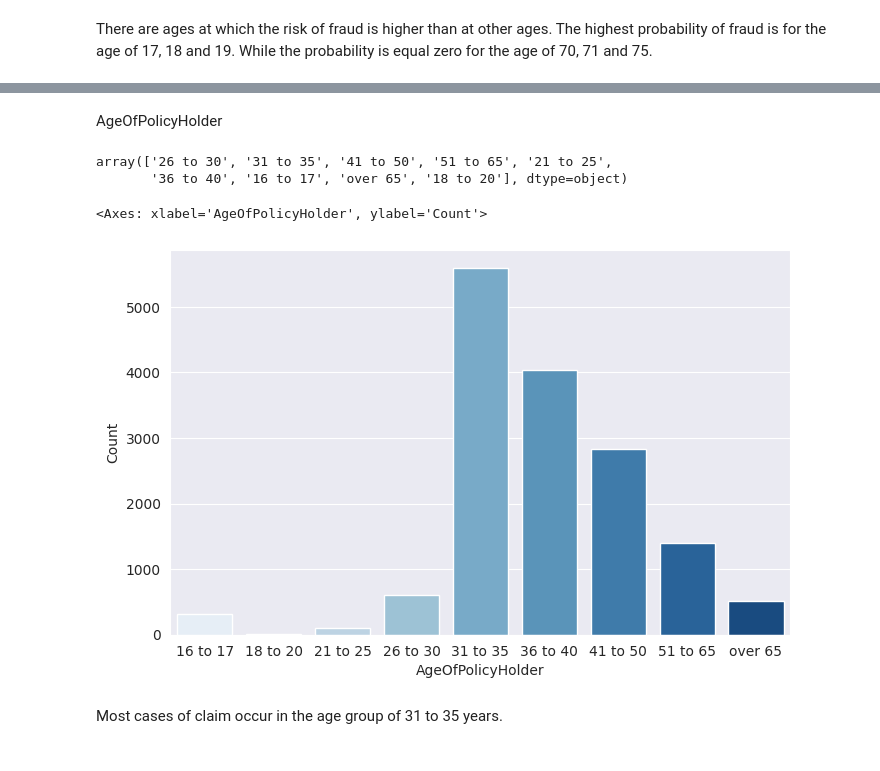
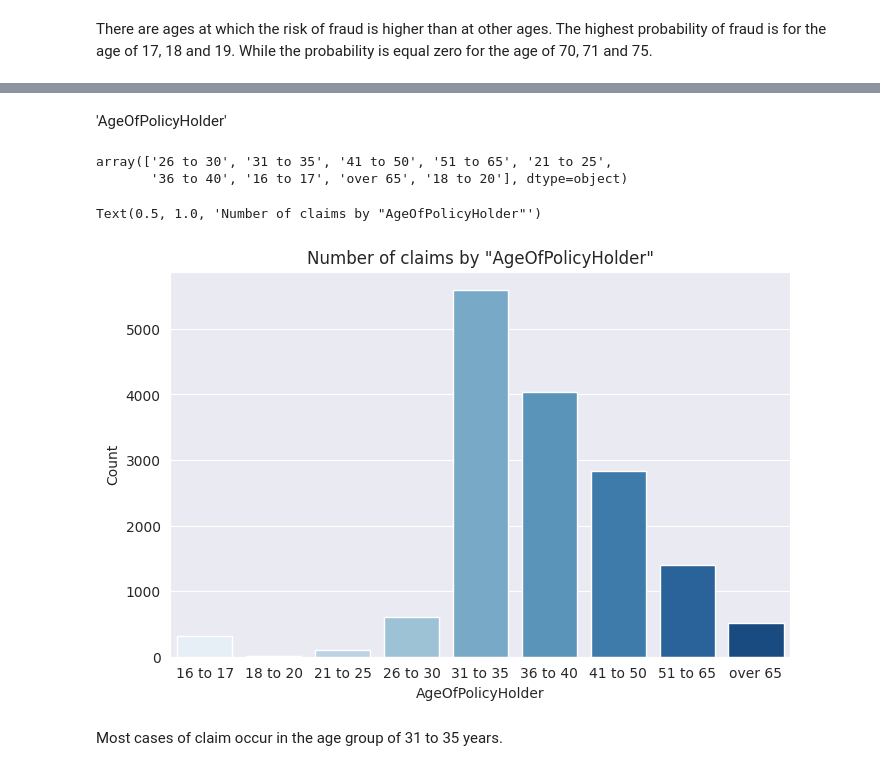
Before and after one commit to aziegert/Vehicle_Insurance_Claim_Fraud_Detection, a Jupyter notebook: Vehicle_Insurance_Claim_Fraud_Detection_v2.ipynb, the cells around one changed output, grey strips where cells are left out. Saved outputs shown, nothing was run; the diff lists cells and outputs as text; code cells hidden in the pictures.

```diff
--- a/Vehicle_Insurance_Claim_Fraud_Detection_v2.ipynb
+++ b/Vehicle_Insurance_Claim_Fraud_Detection_v2.ipynb
@@ -155,5 +153,7 @@ Sex
 # %%
-sns.catplot(data=df, x='FraudFound_P', hue='Sex', kind='count',
+df['FraudLabel'] = df['FraudFound_P'].map({0: 'not Fraud', 1: 'Fraud'})
+
+sns.catplot(data=df, x='FraudLabel', hue='Sex', kind='count',
             palette='Blues', height=4, aspect=1.1)
 # %% [output]
 <seaborn.axisgrid.FacetGrid at 0x...>
@@ -269,5 +255,5 @@ Text(0.5, 0.98, 'The distribution of fraud cases by age for Female and Male')
-# %% [markdown]
-AgeOfPolicyHolder
+# %% [markdown]
+'AgeOfPolicyHolder'
 # %%
 df['AgeOfPolicyHolder'].unique()
 # %% [output]
@@ -276,14 +262,16 @@ array(['26 to 30', '31 to 35', '41 to 50', '51 to 65', '21 to 25',
 # %%
 holder_age_order = ['16 to 17','18 to 20', '21 to 25', '26 to 30', '31 to 35', '36 to 40', '41 to 50', '51 to 65', 'over 65']
 
 df_age_holder_counts = df['AgeOfPolicyHolder'].value_counts().reset_index()
 df_age_holder_counts.columns = ['AgeOfPolicyHolder', 'Count']
 
 plt.figure(figsize=(8,5))
 sns.barplot(data=df_age_holder_counts, x='AgeOfPolicyHolder', y='Count',
             order=holder_age_order, palette='Blues')
+
+plt.title('Number of claims by "AgeOfPolicyHolder"')
 # %% [output]
-<Axes: xlabel='AgeOfPolicyHolder', ylabel='Count'>
+Text(0.5, 1.0, 'Number of claims by "AgeOfPolicyHolder"')
-[figure, old version]
+[figure, new version]
 # %% [markdown]
 Most cases of claim occur in the age group of 31 to 35 years.
```
Also changed, not shown: parts of 77 cells of this notebook.
